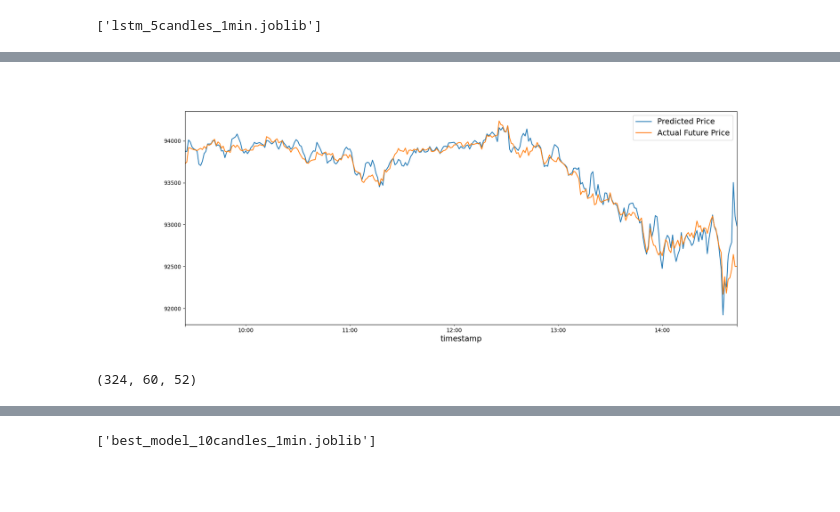
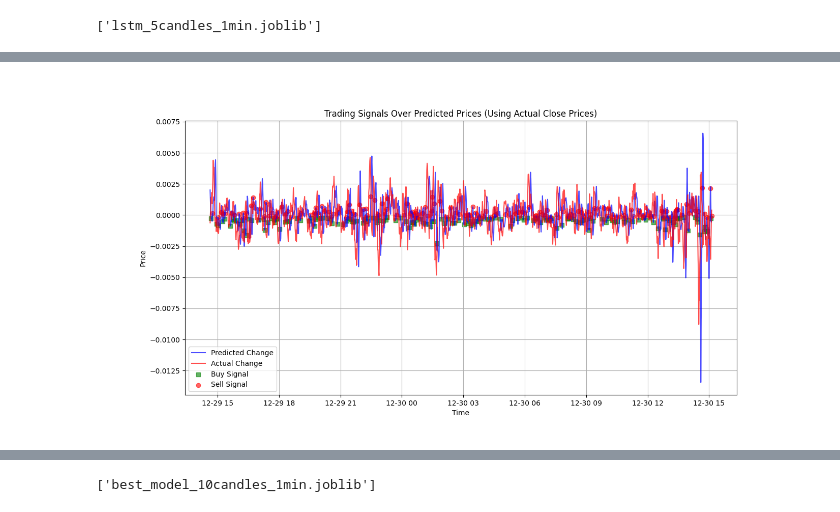
Before and after one commit to eycewind/binbot, a Jupyter notebook: linear-1min-rnn.ipynb, the cells around one changed output, grey strips where cells are left out. Saved outputs shown, nothing was run; the diff lists cells and outputs as text; code cells hidden in the pictures; blank space fills up the shorter version.

Commit message:
some progress with LSTM

```diff
--- a/linear-1min-rnn.ipynb
+++ b/linear-1min-rnn.ipynb
@@ -123,8 +131,8 @@ df.dropna(inplace=True)
 # %%
 # Predict the percentage price change over the next 'n' candles
 nn = 5
-df['target'] = (df['close'].shift(nn) - df['close'])
-# df['target'] = (df['close'].shift(nn) - df['close']) / df['close'] * 100
+# df['target'] = (df['close'].shift(nn) - df['close'])
+df['target'] = (df['close'].shift(nn) - df['close']) / df['close'] * 100
 # df['target'] = (df['ema_5'].shift(nn) - df['ema_5']) / df['ema_5'] * 100
 df.dropna(inplace=True)
 # %%
@@ -144,7 +156,7 @@ val_ratio = 0.2
 test_ratio = 0.2
 
 # Use only last 3 hrs data for training, testing & validation
-df_recent = df.copy().iloc[-1920:]
+df_recent = df.copy().iloc[-1920*4:]
 
 
 # Calculate split indices
@@ -260,6 +284,9 @@ Target max: 4.603436519118861
 joblib.dump(model, 'lstm_5candles_1min.joblib')
 # %% [output]
 ['lstm_5candles_1min.joblib']
+# %%
+# load the best model
+model = joblib.load('lstm_5candles_1min.joblib')
 # %%
 INITIAL_BALANCE=1000
 # %%
@@ -386,15 +506,55 @@ Best Performance: 0.0
+# %%
+# Plot the predicted prices
+plt.clf()
+plt.figure(figsize=(14, 7))
+plt.plot(results_df.index, results_df['Predicted Change'], label='Predicted Change', color='blue', alpha=0.7)
+plt.plot(results_df.index, y_test/100, label='Actual Change', color='red', alpha=0.7)
+
+
+# Use trading_log_df for Buy and Sell points
+buy_signals = trading_log_df.dropna(subset=['Buy Date'])
+sell_signals = trading_log_df.dropna(subset=['Sell Date'])
+
+# Map Buy/Sell signals to values from results_df['close']
+buy_close_prices = [results_df.loc[row['Buy Date'], 'Predicted Change'] for _, row in buy_signals.iterrows()]
+sell_close_prices = [results_df.loc[row['Sell Date'], 'Predicted Change'] for _, row in sell_signals.iterrows()]
+
+# Plot Buy signals as green squares at actual 'close' prices
+plt.scatter(
+    buy_signals['Buy Date'],
+    buy_close_prices,
+    label='Buy Signal',
+    color='green',
+    marker='s',
+    alpha=0.6
+)
+
+# Plot Sell signals as red circles at actual 'close' prices
+plt.scatter(
+    sell_signals['Sell Date'],
+    sell_close_prices,
+    label='Sell Signal',
+    color='red',
+    marker='o',
+    alpha=0.6
+)
+
+# Add labels, title, legend, and grid
+plt.title("Trading Signals Over Predicted Prices (Using Actual Close Prices)")
+plt.xlabel("Time")
+plt.ylabel("Price")
+plt.legend()
+plt.grid(True)
+plt.show()
+# %% [output]
+[figure, added]
 # %%
-results_df['Actual Future Price'] = results_df['close']  # Actual future close price
+# results_df['Actual Future Price'] = results_df['close']  # Actual future close price
 
 plt.clf()
-plt.figure(figsize=(18, 7))
+plt.figure(figsize=(12, 7))
 results_df['Predicted Price'].plot()
-results_df['Actual Future Price'].plot()
+# results_df['Actual Change'].plot()
+results_df['close'].plot()
 plt.legend()
 plt.show()
-# %% [output]
-[figure, removed]
-# %%
-X_test.shape
-# %% [output]
-(324, 60, 52)
```
Also changed, not shown: parts of 25 cells of this notebook, 3 other files.
